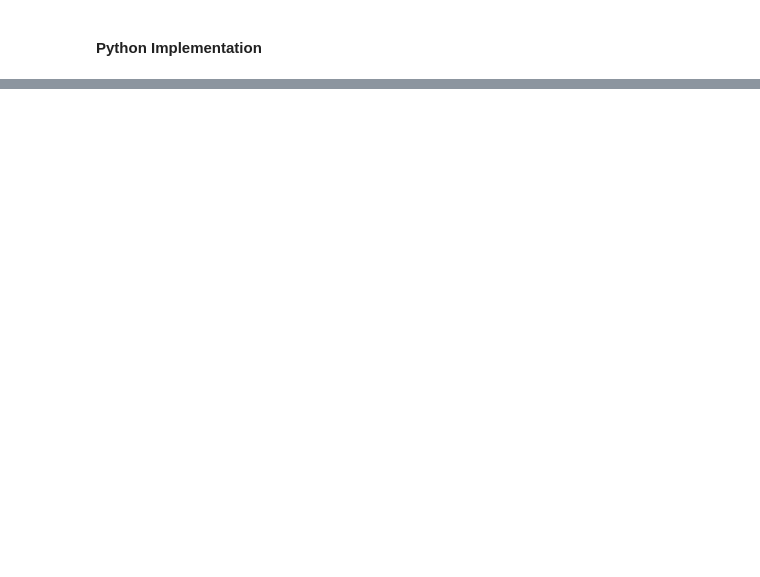
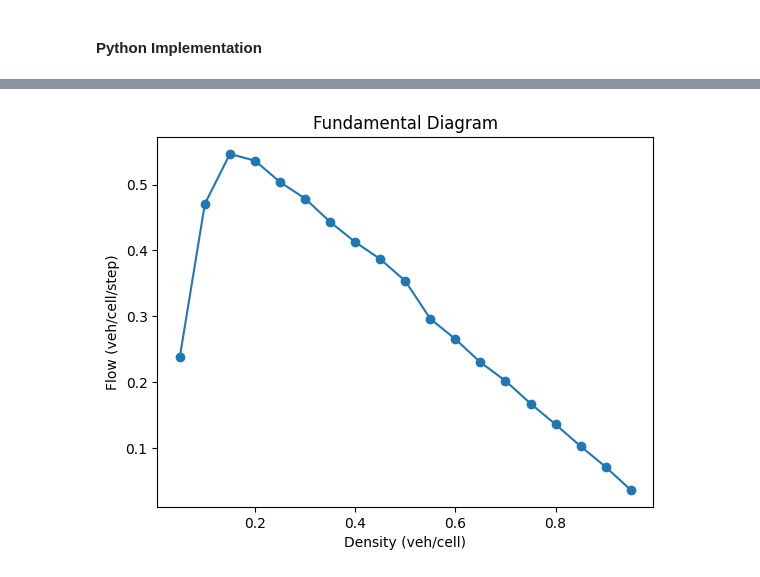
Before and after one commit to anmpahwa/CE5540, a Jupyter notebook: book/content/lecture_35.ipynb, the cells around one changed output, grey strips where cells are left out. Saved outputs shown, nothing was run; the diff lists cells and outputs as text; code cells hidden in the pictures; blank space fills up the shorter version.

```diff
--- a/book/content/lecture_35.ipynb
+++ b/book/content/lecture_35.ipynb
@@ -86,0 +112,31 @@ $$
+# %%
+# Fundamental diagram (flow vs density) via density sweep
+import numpy as np
+import matplotlib.pyplot as plt
+
+# Input Parameters
+l = 300
+n = 2
+v = 5
+p = 0.2
+k1 = 300
+k2 = 600
+seed = 0
+
+D = np.linspace(0.05, 0.95, 19)
+F = []
+
+for d in D:
+    n = max(1, int(round(d*l)))
+    _ = NaSchCA(l, n, v, p, k1, seed)
+    R = NaSchCA(l, n, v, p, k2, seed)
+    F.append(R["f"])
+
+plt.figure()
+plt.plot(D, F, marker='o')
+plt.xlabel("Density (veh/cell)")
+plt.ylabel("Flow (veh/cell/step)")
+plt.title("Fundamental Diagram")
+plt.show()
+# %% [output]
+[figure, added]
```
Also changed, not shown: parts of 1 cell of this notebook.
